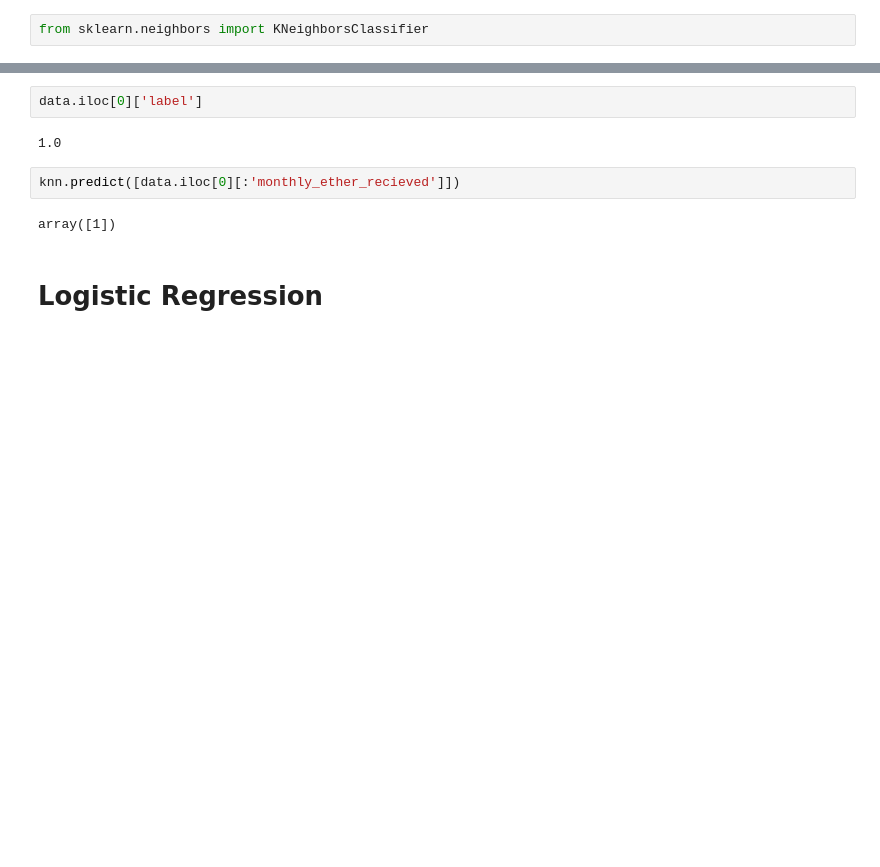
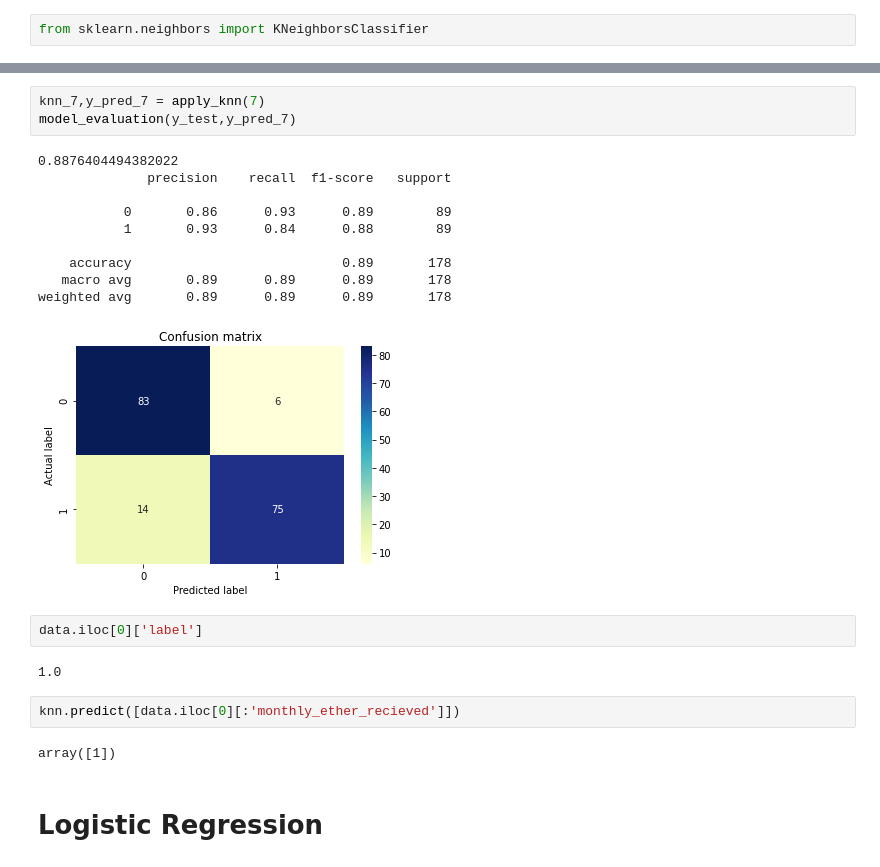
Before and after one commit to m-shilpa/ethereum-data-analysis, a Jupyter notebook: Malicious_Address_Prediction/Algorithms.ipynb, the cells around one changed output, grey strips where cells are left out. Drawn from its saved outputs; the diff is of its cells as text; blank space fills up the shorter version.

```diff
--- a/Malicious_Address_Prediction/Algorithms.ipynb
+++ b/Malicious_Address_Prediction/Algorithms.ipynb
@@ -162,3 +243,17 @@ weighted avg       0.88      0.87      0.86       178
+# %%
+knn_7,y_pred_7 = apply_knn(7)
+model_evaluation(y_test,y_pred_7)
+# %% [output]
+0.8876404494382022
+              precision    recall  f1-score   support
+
+           0       0.86      0.93      0.89        89
+           1       0.93      0.84      0.88        89
+
+    accuracy                           0.89       178
+   macro avg       0.89      0.89      0.89       178
+weighted avg       0.89      0.89      0.89       178
+[figure, added]
 # %%
 data.iloc[0]['label']
 # %% [output]
```
Also changed, not shown: parts of 14 cells of this notebook.
